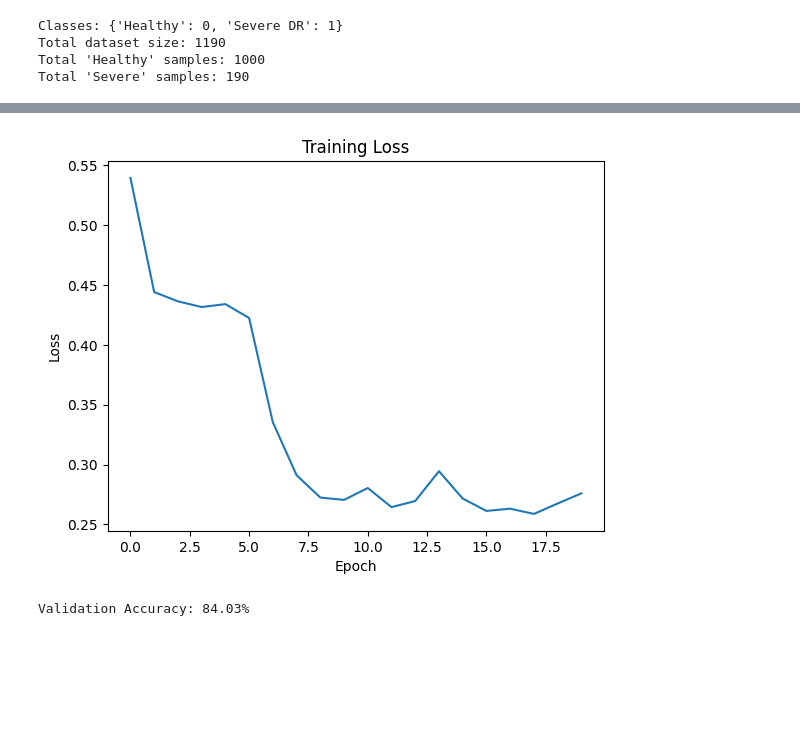
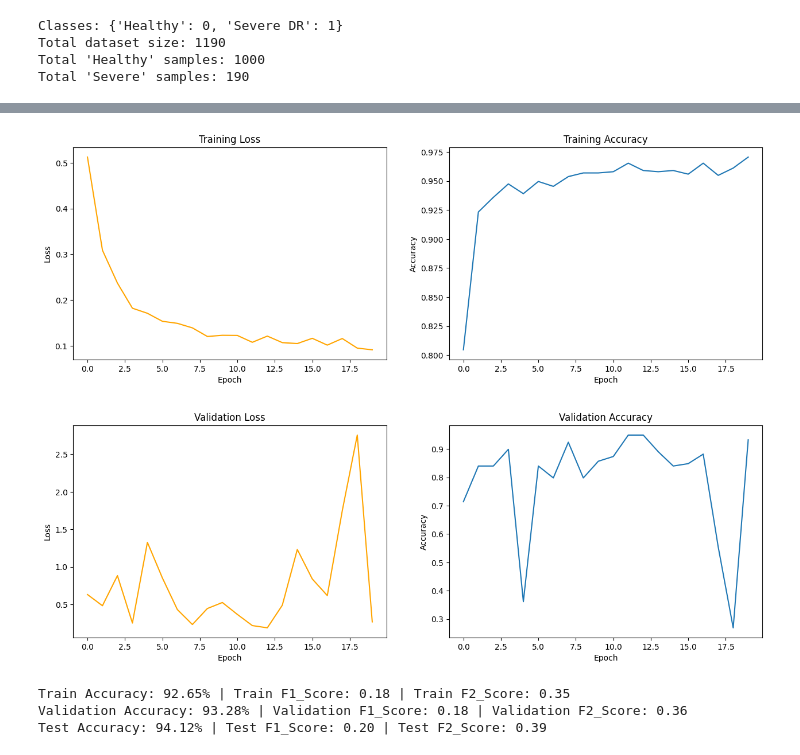
Before and after one commit to YoybE/DiabeticRetinopathyDL, a Jupyter notebook: main.ipynb, the cells around one changed output, grey strips where cells are left out. Cells and saved outputs as stored; diff of their text form; code cells hidden in the pictures; blank space fills up the shorter version.

```diff
--- a/main.ipynb
+++ b/main.ipynb
@@ -138,8 +183,10 @@ class ConvBlock(nn.Module):
 
         # Two Conv2d layers with ReLU
         self.conv = nn.Sequential(nn.Conv2d(in_c, out_c, kernel_size=3, padding=1),
+                                  nn.BatchNorm2d(out_c),
                                   nn.ReLU(),
                                   nn.Conv2d(out_c, out_c, kernel_size=3, padding=1),
+                                  nn.BatchNorm2d(out_c),
                                   nn.ReLU()
                                   )
     def forward(self, x):
@@ -286,16 +360,44 @@ Epoch [20/20], Loss: 0.2760
 # %%
-plt.plot(loss_list)
-plt.xlabel("Epoch")
-plt.ylabel("Loss")
-plt.title("Training Loss")
-plt.show()
+'''
+Plots the training and validation loss/accuracy obtained during training
+Training graphs are used to visualize the loss and accuracy during training
+Validation graphs can help to determine signs of underfitting/overfitting
+'''
+
+train_acc_list = [v.cpu() for v in train_acc_list]
+val_acc_list = [v.cpu() for v in val_acc_list]
+
+train_fig, (ax1, ax2) = plt.subplots(1,2)
+ax1.plot(train_loss_list, "orange")
+ax2.plot(train_acc_list)
+_ = ax1.set_title("Training Loss")
+_ = ax2.set_title("Training Accuracy")
+_ = ax1.set_xlabel("Epoch")
+_ = ax1.set_ylabel("Loss")
+_ = ax2.set_xlabel("Epoch")
+_ = ax2.set_ylabel("Accuracy")
+plt.subplots_adjust(right=2)
+
+val_fig, (ax1, ax2) = plt.subplots(1,2)
+ax1.plot(val_loss_list, "orange")
+ax2.plot(val_acc_list)
+_ = ax1.set_title("Validation Loss")
+_ = ax2.set_title("Validation Accuracy")
+_ = ax1.set_xlabel("Epoch")
+_ = ax1.set_ylabel("Loss")
+_ = ax2.set_xlabel("Epoch")
+_ = ax2.set_ylabel("Accuracy")
+plt.subplots_adjust(right=2)
 # %% [output]
-[figure, old version]
+[figure, new version]
+[figure, added]
 # %%
 def evaluate(dataloader):
     model.eval()
-    correct = 0
-    total = 0
+    tp = 0
+    tn = 0
+    fp = 0
+    fn = 0
 
     with torch.no_grad():
         for images, labels in dataloader:
@@ -305,12 +407,30 @@ def evaluate(dataloader):
             outputs = model(images)
             _, predicted = torch.max(outputs, 1)
 
-            total += labels.size(0)
-            correct += (predicted == labels).sum().item()
+            tp += sum((p == t == 1) for p,t in zip(predicted, labels))
+            tn += sum((p == t == 0) for p,t in zip(predicted, labels))
+            fp += sum(((p == 1) & (t == 0)) for p,t in zip(predicted, labels))
+            fn += sum(((p == 0) & (t == 1)) for p,t in zip(predicted, labels))
 
-    return 100 * correct / total
+    precision = tp/(tp+fp)
+    recall = tp/(tn+fn)
+    acc = (tp+tn)/len(dataloader.dataset)
+    f1_score = 2*((precision*recall)/(precision+recall))
+    if (torch.isnan(f1_score)):
+        f1_score = 0
+    f2_score = 5/((4/precision)+1/recall)
+    if (torch.isnan(f2_score)):
+        f2_score = 0
 
-val_acc = evaluate(validation_dataloader)
-print(f"Validation Accuracy: {val_acc:.2f}%")
+    return acc*100, f1_score, f2_score
+
+train_acc, train_f1, train_f2 = evaluate(train_dataloader)
+val_acc, val_f1, val_f2 = evaluate(validation_dataloader)
+test_acc, test_f1, test_f2 = evaluate(test_dataloader)
+print(f"Train Accuracy: {train_acc:.2f}% | Train F1_Score: {train_f1:.2f} | Train F2_Score: {train_f2:.2f}")
+print(f"Validation Accuracy: {val_acc:.2f}% | Validation F1_Score: {val_f1:.2f} | Validation F2_Score: {val_f2:.2f}")
+print(f"Test Accuracy: {test_acc:.2f}% | Test F1_Score: {test_f1:.2f} | Test F2_Score: {test_f2:.2f}")
 # %% [output]
-Validation Accuracy: 84.03%
+Train Accuracy: 92.65% | Train F1_Score: 0.18 | Train F2_Score: 0.35
+Validation Accuracy: 93.28% | Validation F1_Score: 0.18 | Validation F2_Score: 0.36
+Test Accuracy: 94.12% | Test F1_Score: 0.20 | Test F2_Score: 0.39
```
Also changed, not shown: parts of 6 cells of this notebook.
